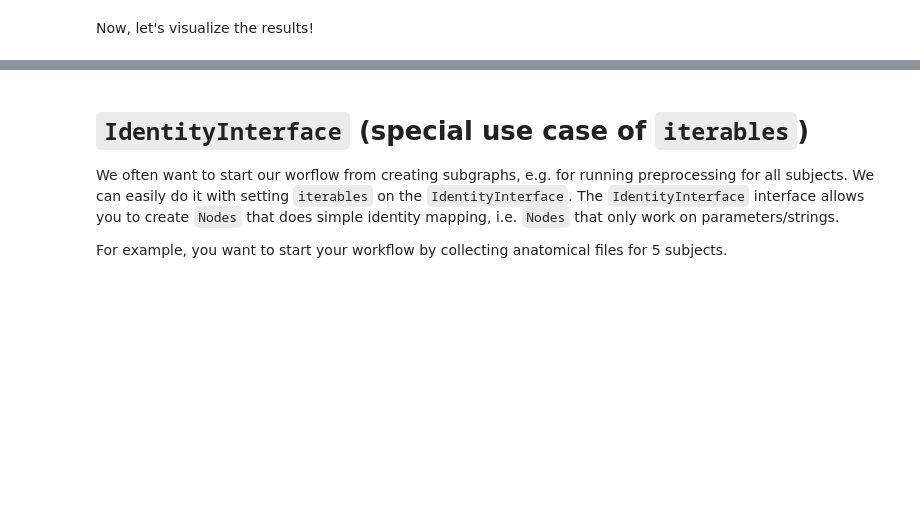
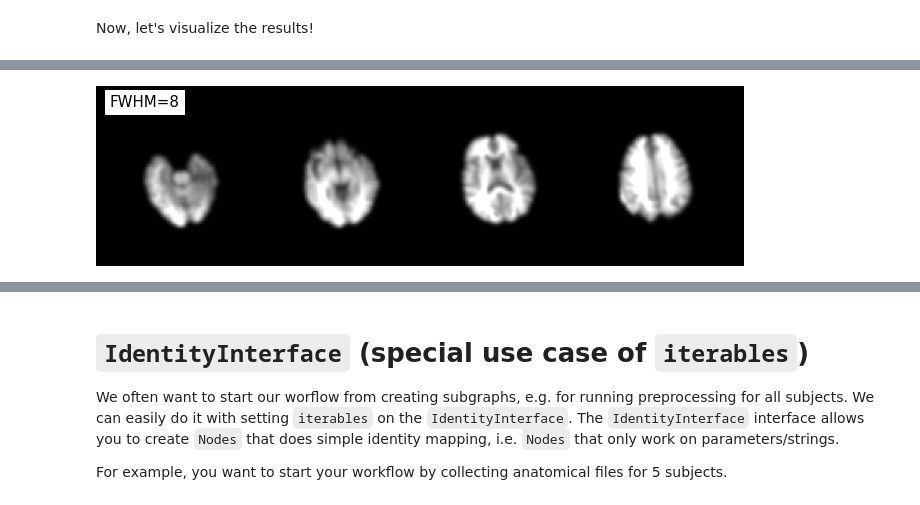
Before and after one commit to MonashBI/nipype_arcana_workshop, a Jupyter notebook: notebooks/basic_iteration.ipynb, the cells around one changed output, grey strips where cells are left out. Cells and saved outputs as stored; diff of their text form; code cells hidden in the pictures; blank space fills up the shorter version.

```diff
--- a/notebooks/basic_iteration.ipynb
+++ b/notebooks/basic_iteration.ipynb
@@ -71,6 +122,8 @@ plotting.plot_anat(
 # %%
 plotting.plot_anat(
-    expanduser(' output/smoothflow/_fwhm_8/iso_smooth/sub-01_ses-test_T1w_brain_smooth.nii.gz', title='FWHM=8',
+    'output/smoothflow/_fwhm_8/iso_smooth/sub-01_ses-test_T1w_brain_smooth.nii.gz', title='FWHM=8',
     display_mode='z', dim=-0.5, cut_coords=(-50, -35, -20, -5), annotate=False);
+# %% [output]
+[figure, added]
 # %%
 plotting.plot_anat(
```
Also changed, not shown: parts of 9 cells of this notebook.
